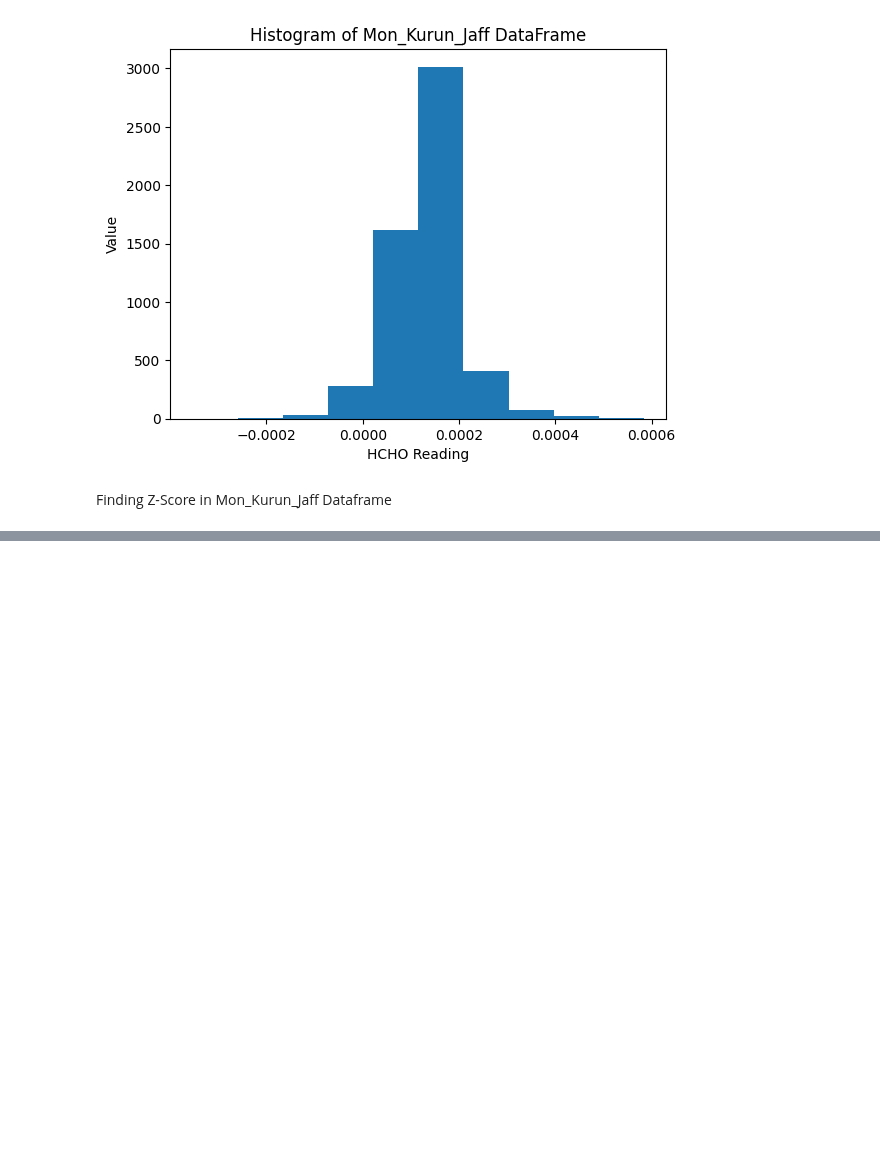
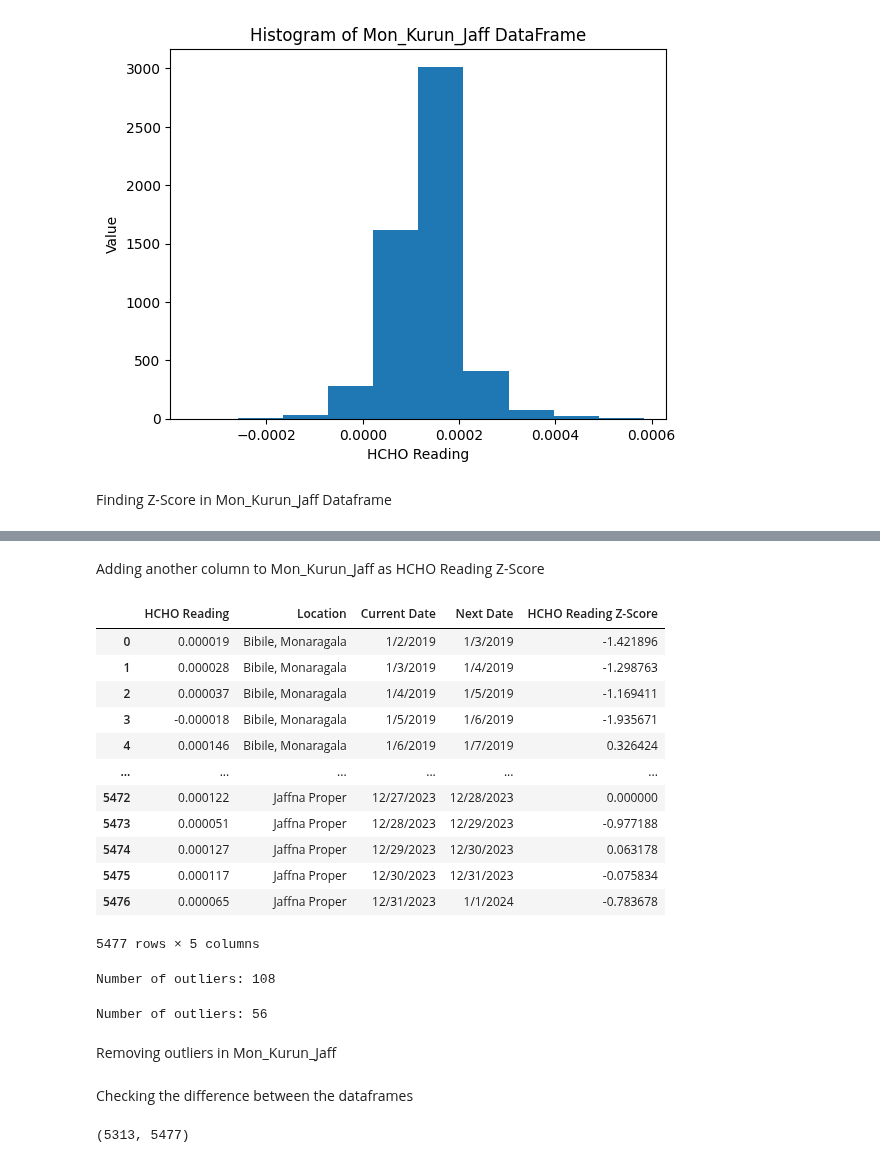
Before and after one commit to DeelakaDias/Analyzing-HCHO-Gas-Level-in-Sri-Lanka, a Jupyter notebook: Data Engineering CW.ipynb, the cells around one changed output, grey strips where cells are left out. Drawn from its saved outputs; the diff is of its cells as text; code cells hidden in the pictures; blank space fills up the shorter version.

```diff
--- a/Data Engineering CW.ipynb
+++ b/Data Engineering CW.ipynb
@@ -11,7 +11,7 @@ mon_kur_jaf_output = pd.read_csv('mon_kur_jaf_output.csv')
 # %%
 col_mat_nuw_output_df.columns = ['HCHO Reading', 'Location', 'Current Date', 'Next Date']
 kan_output_df.columns = ['HCHO Reading', 'Location', 'Current Date', 'Next Date']
-mon_kur_jaf_output.columns = ['HCHO Reading', 'Location', 'Current Date', 'Next Date']
+mon_kur_jaf_output_df.columns = ['HCHO Reading', 'Location', 'Current Date', 'Next Date']
 # %%
 col_mat_nuw_output_df
 # %% [output]
@@ -248,7 +248,7 @@ mean_Correct_values_in_HCHO_Reading_Kandy
 # %% [markdown]
 Finding mean of correct values in HCHO Reading column in Mon_Kurun_Jaff dataframe
 # %%
-correct_values_in_HCHO_Reading_Mon_Kuru_Jaf = mon_kur_jaf_output[pd.notna(mon_kur_jaf_output["HCHO Reading"])]
+correct_values_in_HCHO_Reading_Mon_Kuru_Jaf = mon_kur_jaf_output_df[pd.notna(mon_kur_jaf_output_df["HCHO Reading"])]
 mean_Correct_values_in_HCHO_Reading_Mon_Kuru_Jaff = correct_values_in_HCHO_Reading_Mon_Kuru_Jaf["HCHO Reading"].mean()
 mean_Correct_values_in_HCHO_Reading_Mon_Kuru_Jaff
 # %% [output]
@@ -588,0 +599,35 @@ Z_Score_of_Col_Mat_Nuw
+# %% [markdown]
+Adding another column to Mon_Kurun_Jaff as HCHO Reading Z-Score
+# %%
+mon_kur_jaf_output_df['HCHO Reading Z-Score'] = Z_Score_of_Mon_Kurun_Jaff
+mon_kur_jaf_output_df
+# %% [output]
+|  | HCHO Reading | Location | Current Date | Next Date | HCHO Reading Z-Score |
+| 0 | 0.000019 | Bibile, Monaragala | 1/2/2019 | 1/3/2019 | -1.421896 |
+| 1 | 0.000028 | Bibile, Monaragala | 1/3/2019 | 1/4/2019 | -1.298763 |
+| 2 | 0.000037 | Bibile, Monaragala | 1/4/2019 | 1/5/2019 | -1.169411 |
+| 3 | -0.000018 | Bibile, Monaragala | 1/5/2019 | 1/6/2019 | -1.935671 |
+| 4 | 0.000146 | Bibile, Monaragala | 1/6/2019 | 1/7/2019 | 0.326424 |
+| ... | ... | ... | ... | ... | ... |
+| 5472 | 0.000122 | Jaffna Proper | 12/27/2023 | 12/28/2023 | 0.000000 |
+| 5473 | 0.000051 | Jaffna Proper | 12/28/2023 | 12/29/2023 | -0.977188 |
+| 5474 | 0.000127 | Jaffna Proper | 12/29/2023 | 12/30/2023 | 0.063178 |
+| 5475 | 0.000117 | Jaffna Proper | 12/30/2023 | 12/31/2023 | -0.075834 |
+| 5476 | 0.000065 | Jaffna Proper | 12/31/2023 | 1/1/2024 | -0.783678 |
+5477 rows × 5 columns
+# %%
+mon_kur_jaf_output_df[mon_kur_jaf_output_df['HCHO Reading Z-Score']>2.5]
+# Count the number of rows in the filtered DataFrame
+num_outliers = len(mon_kur_jaf_output_df[mon_kur_jaf_output_df['HCHO Reading Z-Score']>2.5])
+print("Number of outliers:", num_outliers)
+# %% [output]
+Number of outliers: 108
+# %%
+mon_kur_jaf_output_df[mon_kur_jaf_output_df['HCHO Reading Z-Score']<-2.5]
+# Count the number of rows in the filtered DataFrame
+num_outliers = len(mon_kur_jaf_output_df[mon_kur_jaf_output_df['HCHO Reading Z-Score']<-2.5])
+print("Number of outliers:", num_outliers)
+# %% [output]
+Number of outliers: 56
+# %% [markdown]
+Removing outliers in Mon_Kurun_Jaff
@@ -588,0 +639,6 @@ Z_Score_of_Col_Mat_Nuw
+# %% [markdown]
+Checking the difference between the dataframes
+# %%
+new_mon_kur_jaf_output_df.shape[0], mon_kur_jaf_output_df.shape[0]
+# %% [output]
+(5313, 5477)
```
Also changed, not shown: parts of 21 cells of this notebook.
